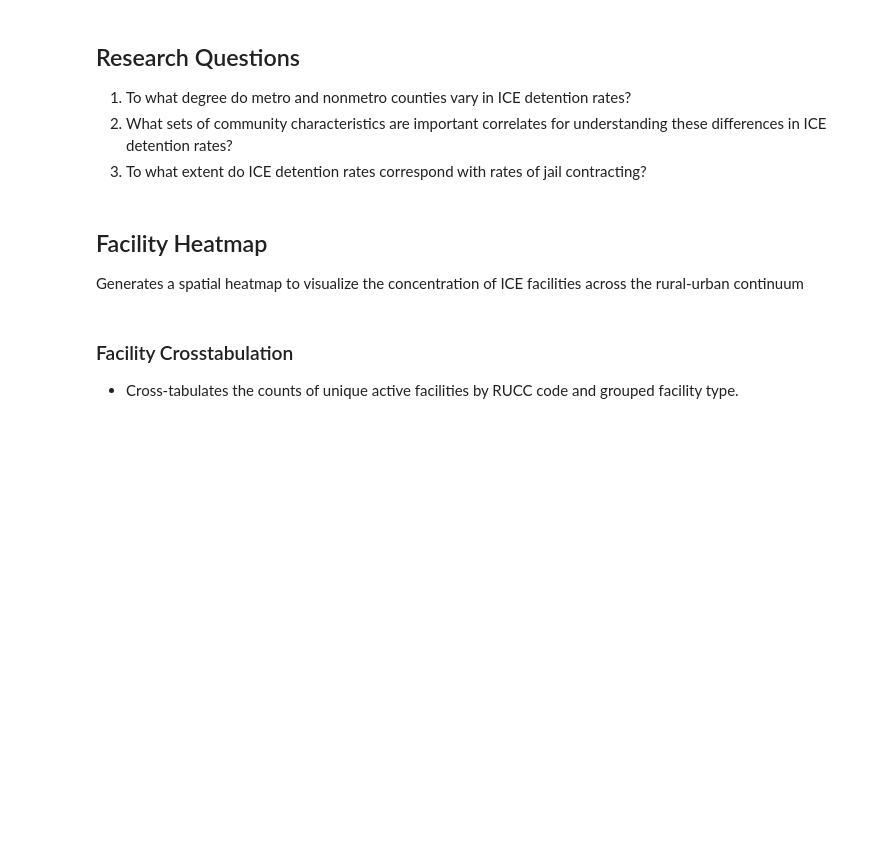
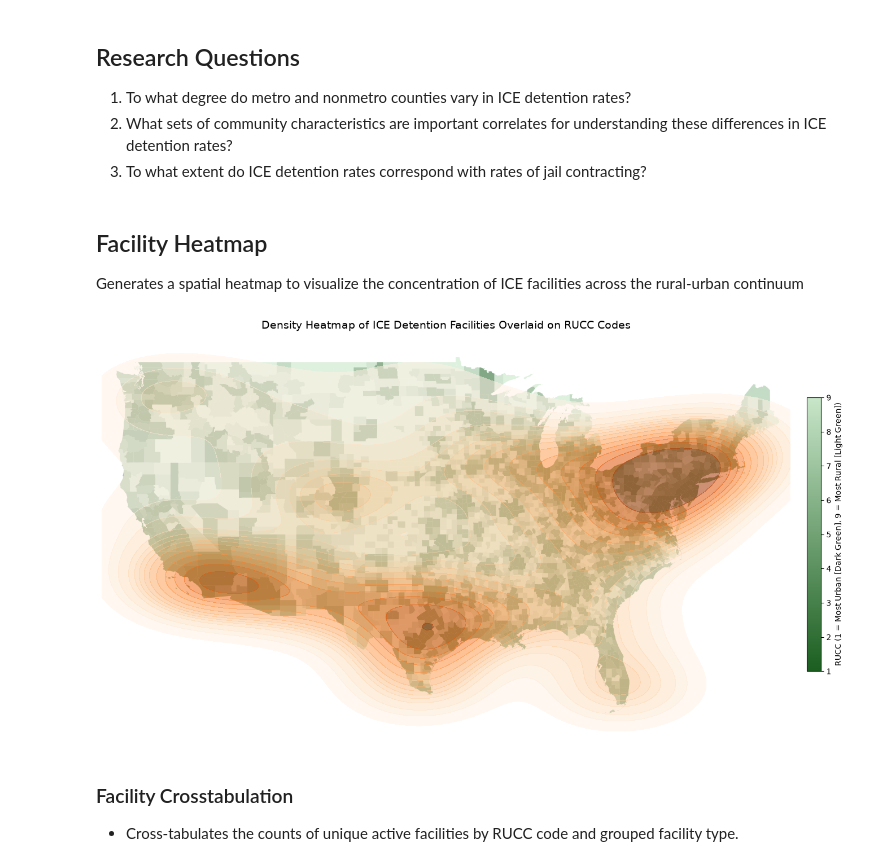
Before and after one commit to steveg-ds/RHIP, a Jupyter notebook: RSS-Analysis.ipynb, the cells around one changed output. Saved outputs shown, nothing was run; the diff lists cells and outputs as text; code cells hidden in the pictures; blank space fills up the shorter version.

```diff
--- a/RSS-Analysis.ipynb
+++ b/RSS-Analysis.ipynb
@@ -348,13 +490,12 @@ acs_data["CostBurden"] = (
 - Adjusts Connecticut geography for 2023 panel:
   - In 2023, CT replaced counties with planning regions in the Census data. The script maps planning region codes back to their legacy county equivalents to maintain historical consistency.
 # %%
-drop_cols = ['MOVED_SAME_COUNTY', 'MOVED_DIFF_COUNTY', 'MOVED_DIFF_STATE', 'MOVED_ABROAD', 'SNAP_TOTAL', 'RECEIVING', 'LABOR_FORCE', 'UNEMPLOYED', 'EDU_TOTAL', 'GRADES_0', 'GRADES_1', 'GRADES_2', 'GRADES_3', 'GRADES_4', 'GRADES_5', 'GRADES_6', 'GRADES_7', 'GRADES_8', 'GRADES_9', 'GRADES_10', 'GRADES_11', 'GRADES_12', 'GRADES_13', 'GRADES_14', 'KITCH_TOTAL', 'LACK_KITCHEN', 'POV_TOTAL', 'POVERTY', 'MORT_TOTAL', 'MORT_30_35', 'MORT_35_40', 'MORT_40_50', 'MORT_50_PLUS', 'NO_MORT_30_35', 'NO_MORT_35_40', 'NO_MORT_40_50', 'NO_MORT_50_PLUS', 'RENT_TOTAL', 'RENT_30_35', 'RENT_35_40', 'RENT_40_50', 'RENT_50_PLUS', 'state', 'county', 'NAME', 'MOBILITY_TOTAL'] # TODO: would it be easier to just do a list comprehension to make this just columns that aren't in the list of columns that need to be preserved?
+PRESERVE_COLS = ['GEOID', 'year', 'TotalPopulation', 'GINI', 'RiskyMobility', 'SnapRate', 'Unemployment', 'No_HS', 'HousingQuality', 'Poverty', 'CostBurden']
 
 acs_data.rename(columns={'TOTAL_POP': 'TotalPopulation'}, inplace=True)
-acs_data.drop(columns=[col for col in drop_cols if col in acs_data.columns], inplace=True)
+acs_data = acs_data[[col for col in acs_data.columns if col in PRESERVE_COLS]].copy()
 
-# Q: is this CT_PR thing still necessary?
-
+# CT Planning Region (CT_PR) mapping aligns 2023 Census Planning Regions (09110-09190) with legacy county FIPS (09001-09015) used in 2013/2018.
 _CT_PR_TO_COUNTY = {
     9110: 9003, 9120: 9001, 9130: 9007, 9140: 9009,
     9150: 9015, 9160: 9005, 9170: 9009, 9180: 9011, 9190: 9001
@@ -421,25 +560,17 @@ Shape: (11483, 23), NaN RUCC: 4
 Generates a spatial heatmap to visualize the concentration of ICE facilities across the rural-urban continuum
 # %%
 # Create facility density heatmap overlaid on county geometries (filtered to continental US)
-import matplotlib.colors as mcolors # TODO: ALL imports need to be added to the main import cell and it should be de-duped. unused things should be removed.
 fig, ax = plt.subplots(figsize=(15, 10))
 
-# Filter county geometries to continental US states (excluding AK, HI, PR)
-continental_geo = county_geo[ #TODO: I don't think this is necessary since df from the last cell has RUCC and the geometry column
-    (county_geo['STATE'] != 'AK') &
-    (county_geo['STATE'] != 'HI') &
-    (county_geo['STATE'] != 'PR')
-].copy()
-
-# Cast GEOID to int and merge with rucc_data to get RUCC codes for coloring
-continental_geo['GEOID'] = continental_geo['GEOID'].astype(int)
-continental_geo = continental_geo.merge(rucc_data[['GEOID', 'RUCC']], on='GEOID', how='left')
-
-# Cast RUCC to float so geopandas correctly recognizes it as a continuous numeric column
+# Get the continental geometries directly from our main merged df, taking one row per county
+continental_geo = gpd.GeoDataFrame(
+    df.reset_index().drop_duplicates('GEOID')[['GEOID', 'RUCC', 'geometry']].dropna(subset=['RUCC']),
+    geometry='geometry'
+)
 continental_geo['RUCC'] = continental_geo['RUCC'].astype(float)
 
 # Create RUCC colormap
-custom_rucc_cmap = mcolors.LinearSegmentedColormap.from_list(
+custom_rucc_cmap = LinearSegmentedColormap.from_list(
     "rucc_forest_to_mint",
     ["#1b5e20", "#c8e6c9"]  # Dark forest green to soft mint green
 )
@@ -449,34 +580,35 @@ continental_geo.plot(
     column='RUCC',
     cmap=custom_rucc_cmap,
     edgecolor='none',
     ax=ax,
     alpha=0.6,
     categorical=False,
     legend=True,
     legend_kwds={'label': "RUCC (1 = Most Urban [Dark Green], 9 = Most Rural [Light Green])", 'shrink': 0.5, 'pad': 0.02}
 )
 
 # Filter facilities to continental US bounding box
 fac_x = facilities.coordinates.x
 fac_y = facilities.coordinates.y
 cont_mask = (fac_x >= -125) & (fac_x <= -65) & (fac_y >= 24) & (fac_y <= 50)
 continental_facilities = facilities[cont_mask].copy()
 
 # Plot 2D KDE heatmap of facility density (pure density overlay on RUCC)
 sns.kdeplot(
     x=continental_facilities.coordinates.x, y=continental_facilities.coordinates.y,
     ax=ax, fill=True, cmap='Oranges', alpha=0.55,
     levels=15, thresh=0.05
 )
 
 ax.set_title("Density Heatmap of ICE Detention Facilities Overlaid on RUCC Codes", fontsize=14)
 ax.set_xlim(-126, -66)
 ax.set_ylim(23, 51)
 ax.axis('off')
 plt.tight_layout()
 
 plt.show()
-plt.close('all')
+# %% [output]
+[figure, added]
 # %% [markdown]
 ### Facility Crosstabulation
 
```
Also changed, not shown: parts of 39 cells of this notebook, 18 other files.
